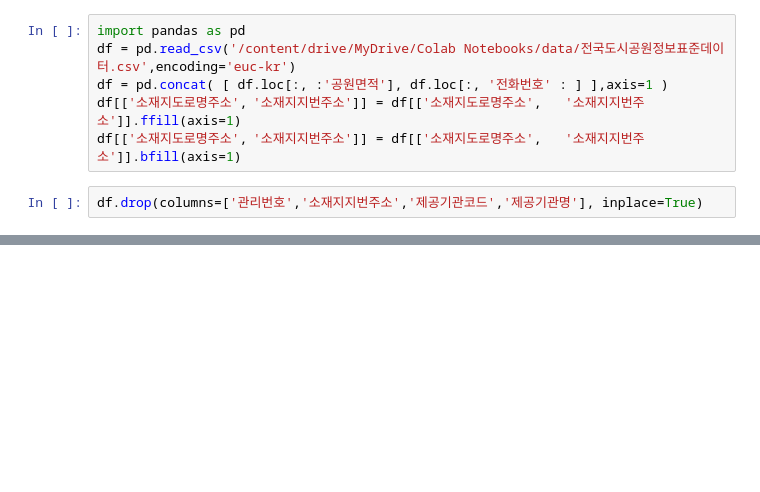
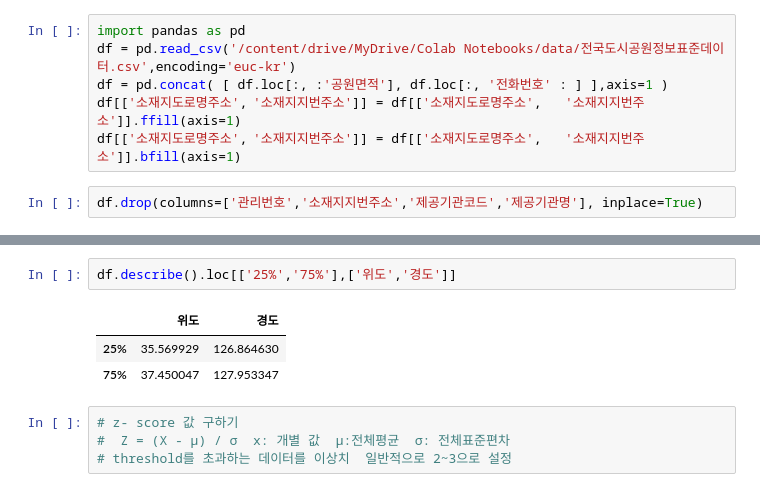
Before and after one commit to leekyuyoung20230313/pythone, a Jupyter notebook: 전처리/도시공원.ipynb, the cells around one changed output, grey strips where cells are left out. Drawn from its saved outputs; the diff is of its cells as text; blank space fills up the shorter version.

```diff
--- a/전처리/도시공원.ipynb
+++ b/전처리/도시공원.ipynb
@@ -20,0 +105,10 @@ df.head()
+# %%
+df.describe().loc[['25%','75%'],['위도','경도']]
+# %% [output]
+|  | 위도 | 경도 |
+| 25% | 35.569929 | 126.864630 |
+| 75% | 37.450047 | 127.953347 |
+# %%
+# z- score 값 구하기
+#  Z = (X - μ) / σ  x: 개별 값  μ:전체평균  σ: 전체표준편차
+# threshold를 초과하는 데이터를 이상치  일반적으로 2~3으로 설정
```
Also changed, not shown: parts of 10 cells of this notebook.
